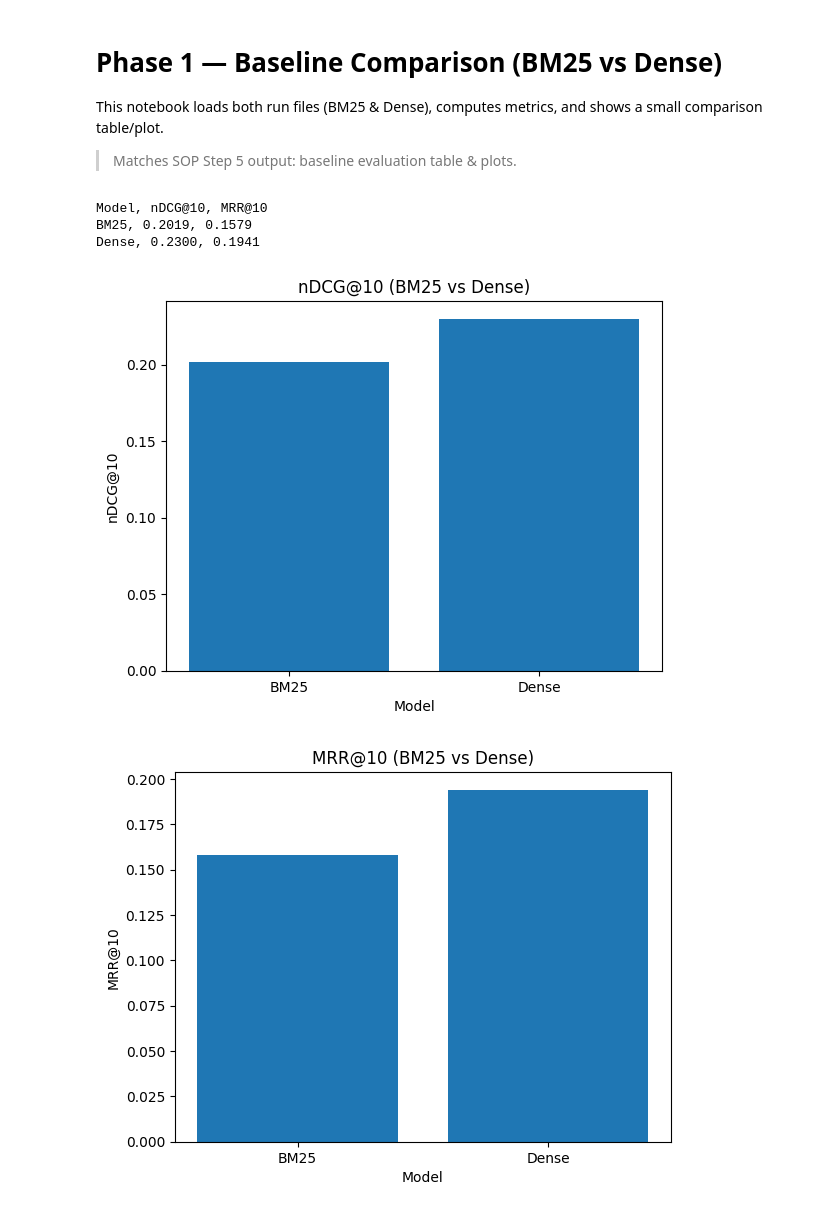
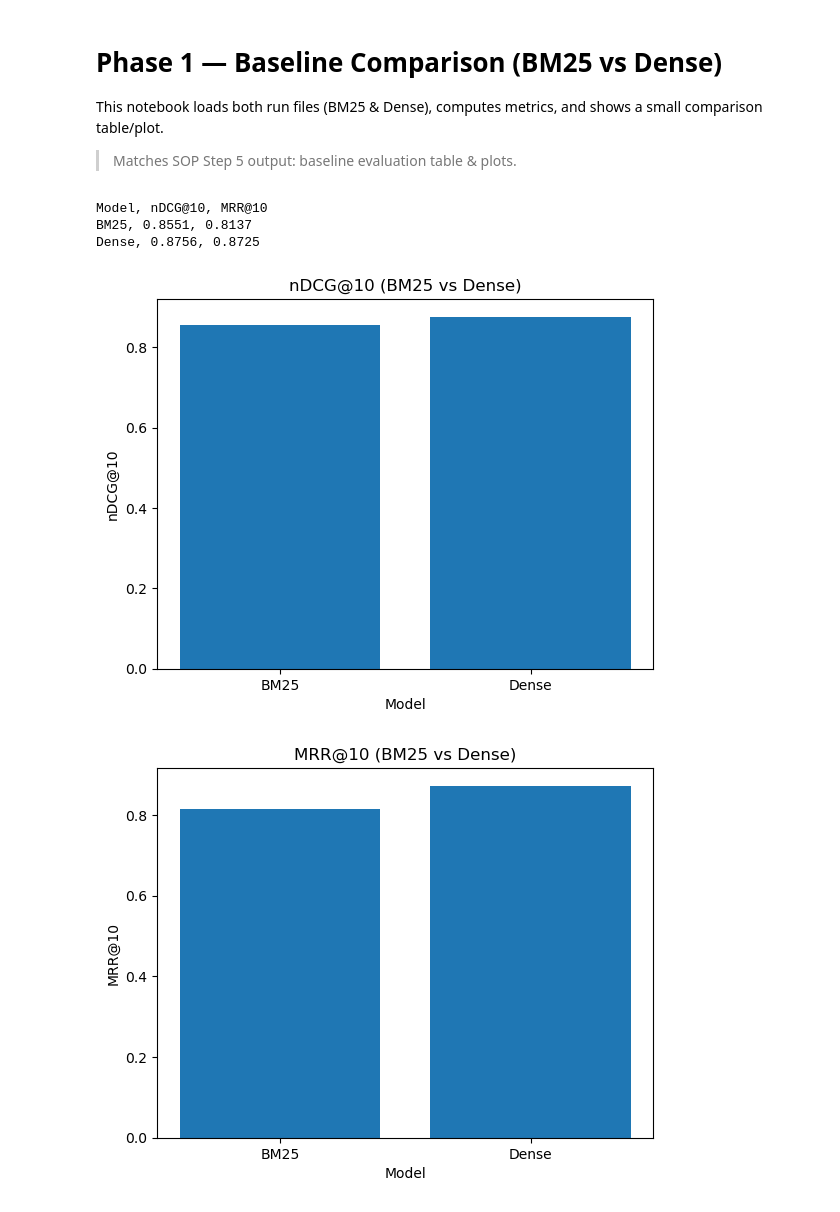
Before and after one commit to varshini0950/information_retrieval, a Jupyter notebook: 5_baseline_comparison.ipynb, the cells around one changed output. Saved outputs shown, nothing was run; the diff lists cells and outputs as text; code cells hidden in the pictures.

```diff
--- a/5_baseline_comparison.ipynb
+++ b/5_baseline_comparison.ipynb
@@ -15,7 +15,7 @@ import numpy as np
 import matplotlib.pyplot as plt
 
 WORK_DIR = Path("./work")
-SUBSET_DIR = WORK_DIR / "subsets" / "beir_trec-covid" / "subset_2"
+SUBSET_DIR = WORK_DIR / "subsets" / "beir_trec-covid" / "subset_1"
 BM25_RUN = SUBSET_DIR / "run_bm25.trec"
 DENSE_RUN = SUBSET_DIR / "run_dense.trec"
 
@@ -74,34 +74,34 @@ rows = []
 for name, r in runs.items():
     rows.append((name, ndcg_at_k(r, qrels, 10), mrr_at_k(r, qrels, 10)))
 
 print("Model, nDCG@10, MRR@10")
 for name, nd, mr in rows:
     print(f"{name}, {nd:.4f}, {mr:.4f}")
 
 # Simple bar plot
 if rows:
     labels = [r[0] for r in rows]
     nd = [r[1] for r in rows]
     mr = [r[2] for r in rows]
 
     # Plot nDCG@10
     plt.figure()
     plt.bar(labels, nd)
     plt.title("nDCG@10 (BM25 vs Dense)")
     plt.xlabel("Model"); plt.ylabel("nDCG@10")
     plt.show()
 
     # Plot MRR@10
     plt.figure()
     plt.bar(labels, mr)
     plt.title("MRR@10 (BM25 vs Dense)")
     plt.xlabel("Model"); plt.ylabel("MRR@10")
     plt.show()
 else:
     print("No run files found. Please run Notebooks 3 and 4 first.")
 # %% [output]
 Model, nDCG@10, MRR@10
-BM25, 0.2019, 0.1579
-Dense, 0.2300, 0.1941
+BM25, 0.8551, 0.8137
+Dense, 0.8756, 0.8725
-[figure, old version]
+[figure, new version]
-[figure, old version]
+[figure, new version]
```
Also changed, not shown: parts of 2 cells of this notebook.
